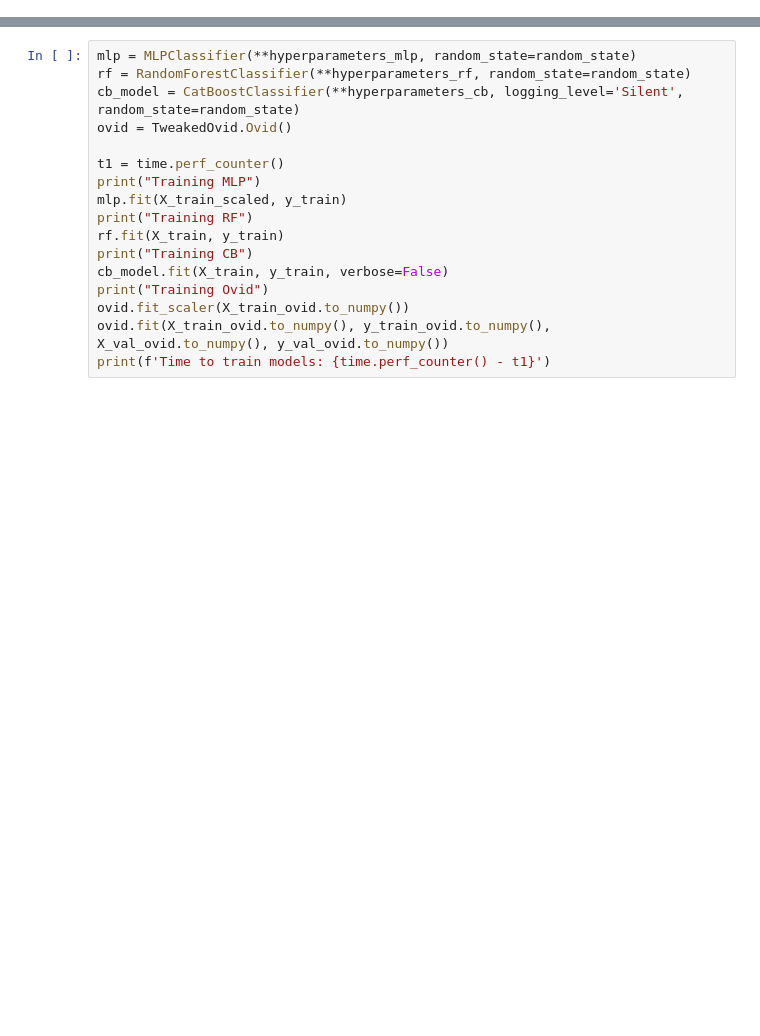
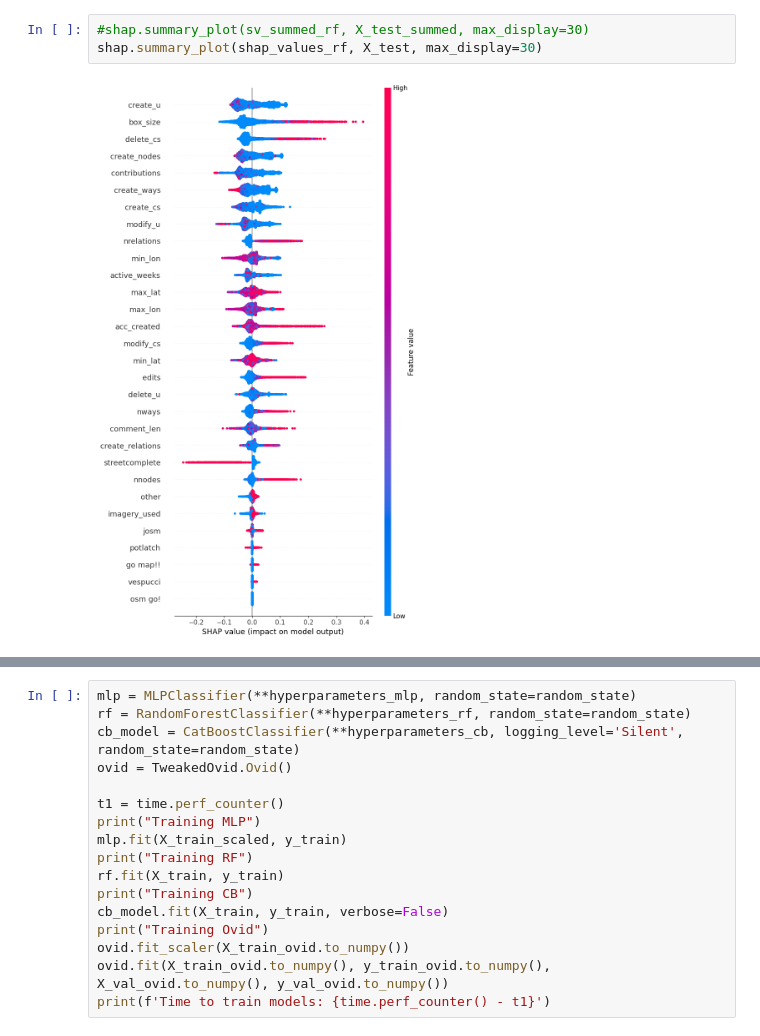
Before and after one commit to dananen/MastersThesis, a Jupyter notebook: summaryJN.ipynb, the cells around one changed output, grey strips where cells are left out. Saved outputs shown, nothing was run; the diff lists cells and outputs as text; blank space fills up the shorter version.

```diff
--- a/summaryJN.ipynb
+++ b/summaryJN.ipynb
@@ -64,0 +117,5 @@ hyperparameters_cb = {
+# %%
+#shap.summary_plot(sv_summed_rf, X_test_summed, max_display=30)
+shap.summary_plot(shap_values_rf, X_test, max_display=30)
+# %% [output]
+[figure, added]
```
Also changed, not shown: parts of 34 cells of this notebook, 1 other file.
